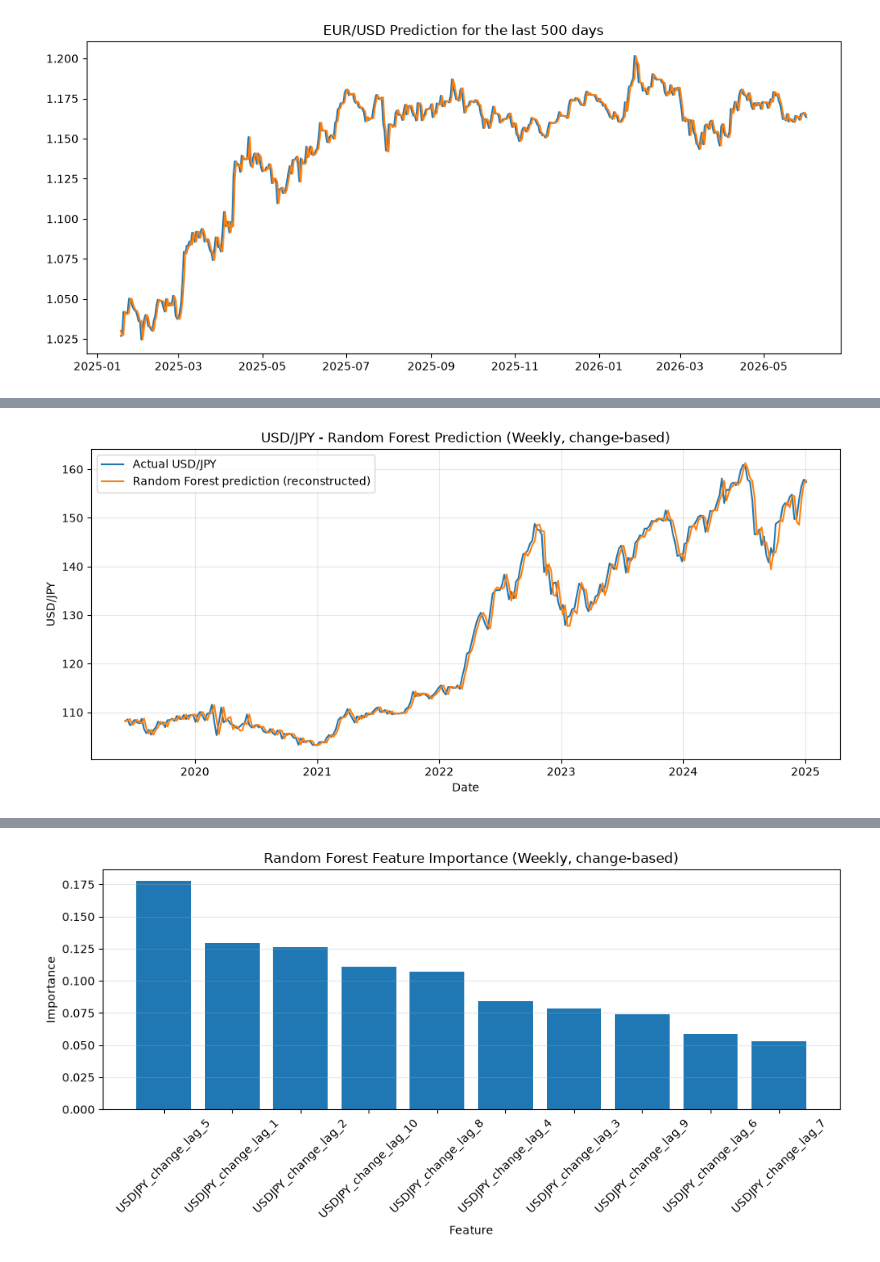
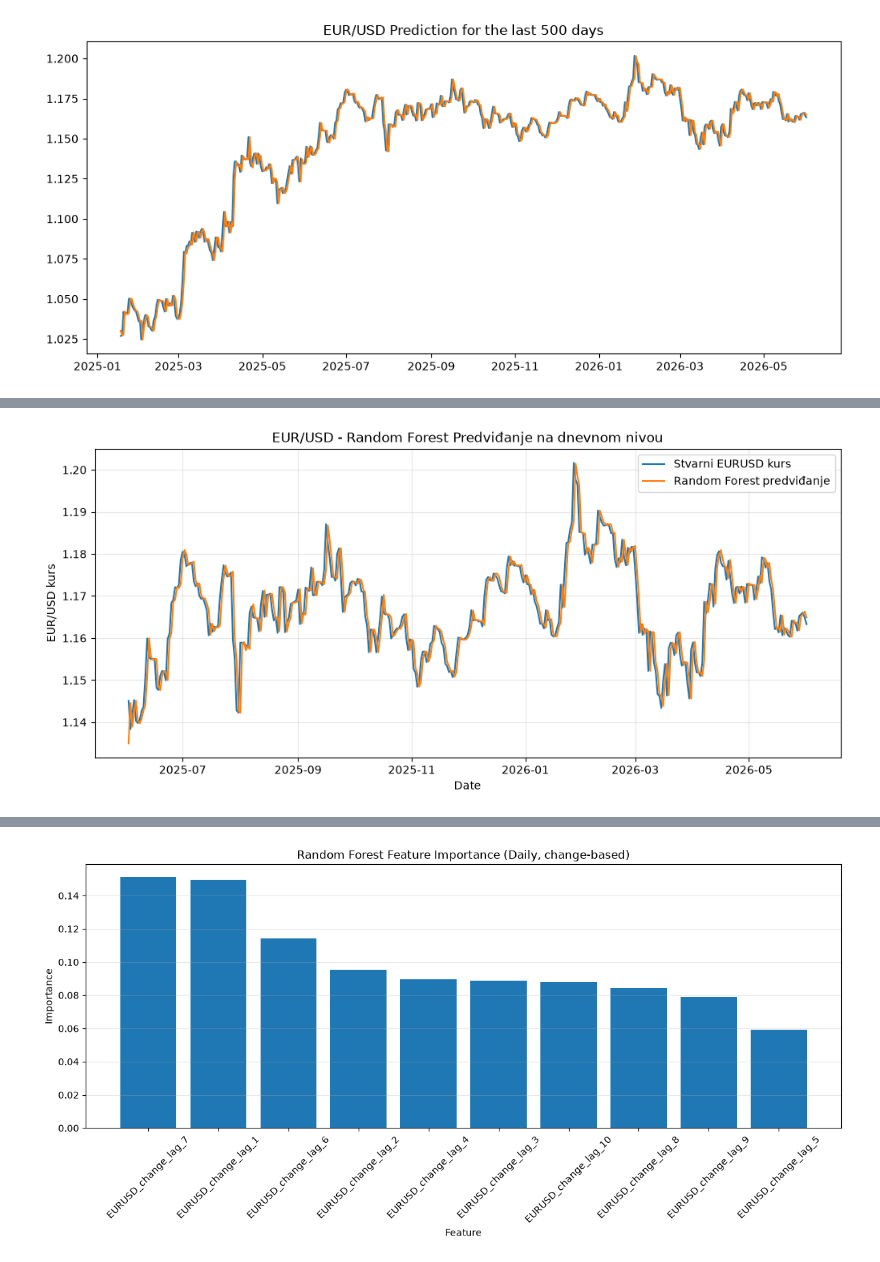
Before and after one commit to Aca792/Currency-Ecxhange-Rate-Predictor, a Jupyter notebook: random_forest.ipynb, the cells around one changed output, grey strips where cells are left out. Drawn from its saved outputs; the diff is of its cells as text; code cells hidden in the pictures.

Commit message:
Standardizovani Grafici
Dodate ćelije za grafike predikcija poslednjih godinu dana (tj. od 1.6.2025. do 1.6.2026.) za sve modele, kao i slike u folder grafici_jun2025-jun2026.

```diff
--- a/random_forest.ipynb
+++ b/random_forest.ipynb
@@ -299,8 +299,8 @@ from sklearn.metrics import mean_squared_error, mean_absolute_error
 # ============================================================
 # 1. LOAD DATA
 # ============================================================
-
-DATA_PATH = "data/usdjpy.csv"
+name = "eurusd"
+DATA_PATH = f"data/{name}.csv"
 
 df = pd.read_csv(DATA_PATH)
 
@@ -312,11 +312,10 @@ df["Date"] = pd.to_datetime(df["Date"])
 df = df.sort_values("Date").reset_index(drop=True)
 df = df.set_index("Date")
 
-# Shorten the dataset (now works correctly)
-df = df.loc[:"2024-12-31"]
+df = df.loc[: "2026-06-01"]
 
-# Resample to weekly (last observation of each week, Friday close)
-df = df.resample("W-FRI").last()
+# Resample to daily (last observation of each day, Friday close)
+#df = df.resample("W-FRI").last()
 
 
 # ============================================================
@@ -324,15 +323,15 @@ df = df.resample("W-FRI").last()
 # ============================================================
 # A Random Forest can only output values it saw in the training
 # target range -- it can't extrapolate past the highest/lowest
-# USD/JPY level it was trained on. That's why the price-level
-# version went flat once USD/JPY broke into new highs.
-# Predicting the week-over-week CHANGE removes that ceiling: the
+# {name.upper()} level it was trained on. That's why the price-level
+# version went flat once {name.upper()} broke into new highs.
+# Predicting the day-over-week CHANGE removes that ceiling: the
 # final price is reconstructed as (previous actual price + predicted
 # change), and the previous actual price is real data, not something
 # the model has to output -- so the reconstructed price is free to
 # go anywhere.
 
-df["USDJPY_change"] = df["Close"].diff()
+df[f"{name.upper()}_change"] = df["Close"].diff()
 
 
 # ============================================================
@@ -344,13 +343,13 @@ N_LAGS = 10
 data = pd.DataFrame()
 
 for lag in range(1, N_LAGS + 1):
-    data[f"USDJPY_change_lag_{lag}"] = df["USDJPY_change"].shift(lag)
+    data[f"{name.upper()}_change_lag_{lag}"] = df[f"{name.upper()}_change"].shift(lag)
 
 # Targets (keep both: the change to train on, the level to score with)
-data["USDJPY_change"] = df["USDJPY_change"]
-data["USDJPY"] = df["Close"]
+data[f"{name.upper()}_change"] = df[f"{name.upper()}_change"]
+data[f"{name.upper()}"] = df["Close"]
 
-# Keep the (now weekly) dates aligned with each row before dropping NaNs
+# Keep the (now daily) dates aligned with each row before dropping NaNs
 data["Date"] = df.index
 
 # Remove rows containing NaN values
@@ -364,8 +363,8 @@ print(data.head())
 # 4. SEPARATE FEATURES AND TARGET
 # ============================================================
 
-X = data.drop(columns=["USDJPY_change", "USDJPY", "Date"])
-y_target = data["USDJPY_change"]
+X = data.drop(columns=[f"{name.upper()}_change", f"{name.upper()}", "Date"])
+y_target = data[f"{name.upper()}_change"]
 
 print("\nFeatures:")
 print(X.columns.tolist())
@@ -418,9 +417,9 @@ model.fit(X_train, y_train)
 pred_change = model.predict(X_test)
 
 # predicted price_t = actual price_{t-1} + predicted change
-prev_price = data["USDJPY"].iloc[split - 1: len(data) - 1].values
+prev_price = data[f"{name.upper()}"].iloc[split - 1: len(data) - 1].values
 prediction = prev_price + pred_change
-actual_price = data["USDJPY"].iloc[split:].values
+actual_price = data[f"{name.upper()}"].iloc[split:].values
 
 
 # ============================================================
@@ -437,7 +436,7 @@ mae = mean_absolute_error(
 )
 
 print("\n==============================")
-print("RANDOM FOREST RESULTS (weekly, predicting change)")
+print("RANDOM FOREST RESULTS (daily, predicting change)")
 print("==============================")
 
 print(f"RMSE = {rmse:.6f}")
@@ -448,7 +447,7 @@ print(f"MAE  = {mae:.6f}")
 # 10. NAIVE BASELINE
 # ============================================================
 
-# Predict this week's USD/JPY using last week's USD/JPY (no change)
+# Predict this day's {name.upper()} using last day's {name.upper()} (no change)
 
 naive_prediction = prev_price
 
@@ -462,7 +461,7 @@ naive_mae = mean_absolute_error(
 )
 
 print("\n==============================")
-print("NAIVE MODEL (weekly)")
+print("NAIVE MODEL (daily)")
 print("==============================")
 
 print(f"RMSE = {naive_rmse:.6f}")
@@ -473,25 +472,27 @@ print(f"MAE  = {naive_mae:.6f}")
 # 11. PLOT ACTUAL VS PREDICTED
 # ============================================================
 
+presek = -365
+
 test_dates = data["Date"].iloc[split:]
 
 plt.figure(figsize=(12, 5))
 
 plt.plot(
-    test_dates,
-    actual_price,
-    label="Actual USD/JPY"
+    test_dates[presek:],
+    actual_price[presek:],
+    label=f"Stvarni {name.upper()} kurs"
 )
 
 plt.plot(
-    test_dates,
-    prediction,
-    label="Random Forest prediction (reconstructed)"
+    test_dates[presek:],
+    prediction[presek:],
+    label="Random Forest predviđanje"
 )
 
-plt.title("USD/JPY - Random Forest Prediction (Weekly, change-based)")
+plt.title(f"{name.upper()[:3]}/{name.upper()[3:]} - Random Forest Predviđanje na dnevnom nivou")
 plt.xlabel("Date")
-plt.ylabel("USD/JPY")
+plt.ylabel(f"{name.upper()[:3]}/{name.upper()[3:]} kurs")
 
 plt.legend()
 plt.grid(alpha=0.3)
@@ -523,7 +524,7 @@ print(importance_df)
 # 13. PLOT FEATURE IMPORTANCE
 # ============================================================
 
-plt.figure(figsize=(10, 5))
+plt.figure(figsize=(12, 6))
 
 plt.bar(
     importance_df["Feature"],
@@ -531,7 +532,7 @@ plt.bar(
 )
 
 plt.xticks(rotation=45)
-plt.title("Random Forest Feature Importance (Weekly, change-based)")
+plt.title("Random Forest Feature Importance (Daily, change-based)")
 plt.xlabel("Feature")
 plt.ylabel("Importance")
 
@@ -560,3 +561,3 @@ MAE  = 1.198332
-[figure, old version]
+[figure, new version]
 Feature importance:
                 Feature  Importance
@@ -573 +574 @@ Feature importance:
-[figure, old version]
+[figure, new version]
```
Also changed, not shown: parts of 2 cells of this notebook, 8 other files.
